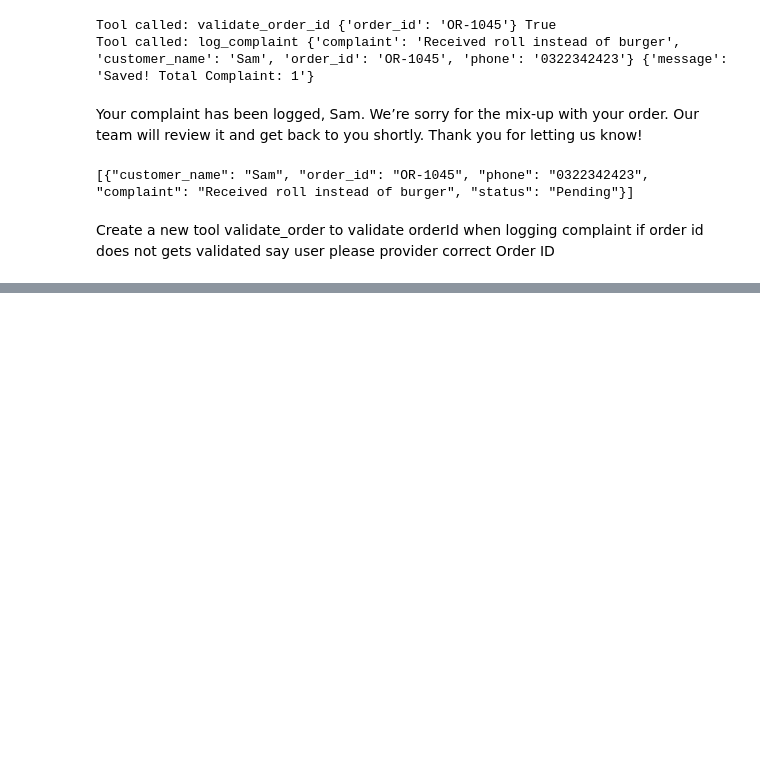
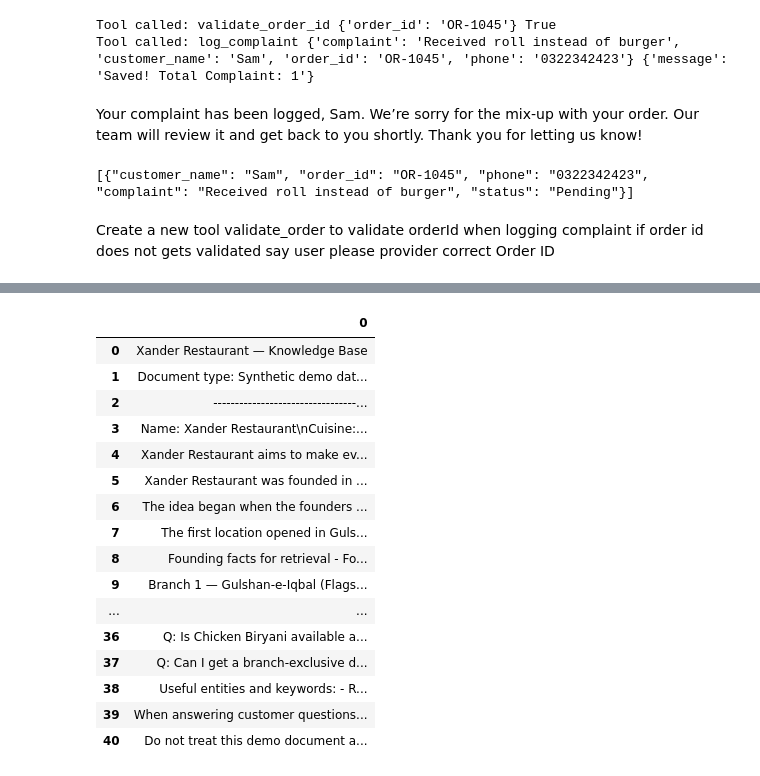
Before and after one commit to amnarashid14/DSTP-Python-for-AI, a Jupyter notebook: notebooks/Week 5/Day 24/customer_assistant.ipynb, the cells around one changed output, grey strips where cells are left out. Drawn from its saved outputs; the diff is of its cells as text; code cells hidden in the pictures; blank space fills up the shorter version.

```diff
--- a/notebooks/Week 5/Day 24/customer_assistant.ipynb
+++ b/notebooks/Week 5/Day 24/customer_assistant.ipynb
@@ -214,0 +219,8 @@ if order id does not gets validated say user please provider correct Order ID
+# %%
+file_path = Path("Rag Example/plain.txt")
+text = file_path.read_text(encoding="utf-8")
+print(text)
+
+
+print(f"{file_path.name} has {len(text)} characters")
+print(f"{file_path.name} has {len(text.split())} words")
@@ -214,0 +260,19 @@ if order id does not gets validated say user please provider correct Order ID
+# %%
+def chunk_by_paragraph(text):
+    parts = []
+    for p in text.split("\n\n"):
+        raw = p.strip()
+        parts.append(raw)
+    chunks = []
+    for p in parts:
+        if len(p)>30:
+            chunks.append(p)
+    return chunks
+# i = 0
+chunked_text = chunk_by_paragraph(text)
+for chunk in chunked_text:
+    # i = i + 1
+    print("-",chunk)
+
+print(f"Count of chunked sentences : {len(chunked_text)}")
+# print(i)
@@ -214,0 +297,22 @@ if order id does not gets validated say user please provider correct Order ID
+# %%
+import pandas as pd
+
+pd.DataFrame(chunked_text)
+# %% [output]
+|  | 0 |
+| 0 | Xander Restaurant — Knowledge Base |
+| 1 | Document type: Synthetic demo dat... |
+| 2 | ---------------------------------... |
+| 3 | Name: Xander Restaurant\nCuisine:... |
+| 4 | Xander Restaurant aims to make ev... |
+| 5 | Xander Restaurant was founded in ... |
+| 6 | The idea began when the founders ... |
+| 7 | The first location opened in Guls... |
+| 8 | Founding facts for retrieval - Fo... |
+| 9 | Branch 1 — Gulshan-e-Iqbal (Flags... |
+| ... | ... |
+| 36 | Q: Is Chicken Biryani available a... |
+| 37 | Q: Can I get a branch-exclusive d... |
+| 38 | Useful entities and keywords: - R... |
+| 39 | When answering customer questions... |
+| 40 | Do not treat this demo document a... |
```
Also changed, not shown: parts of 8 cells of this notebook, 4 other files.
